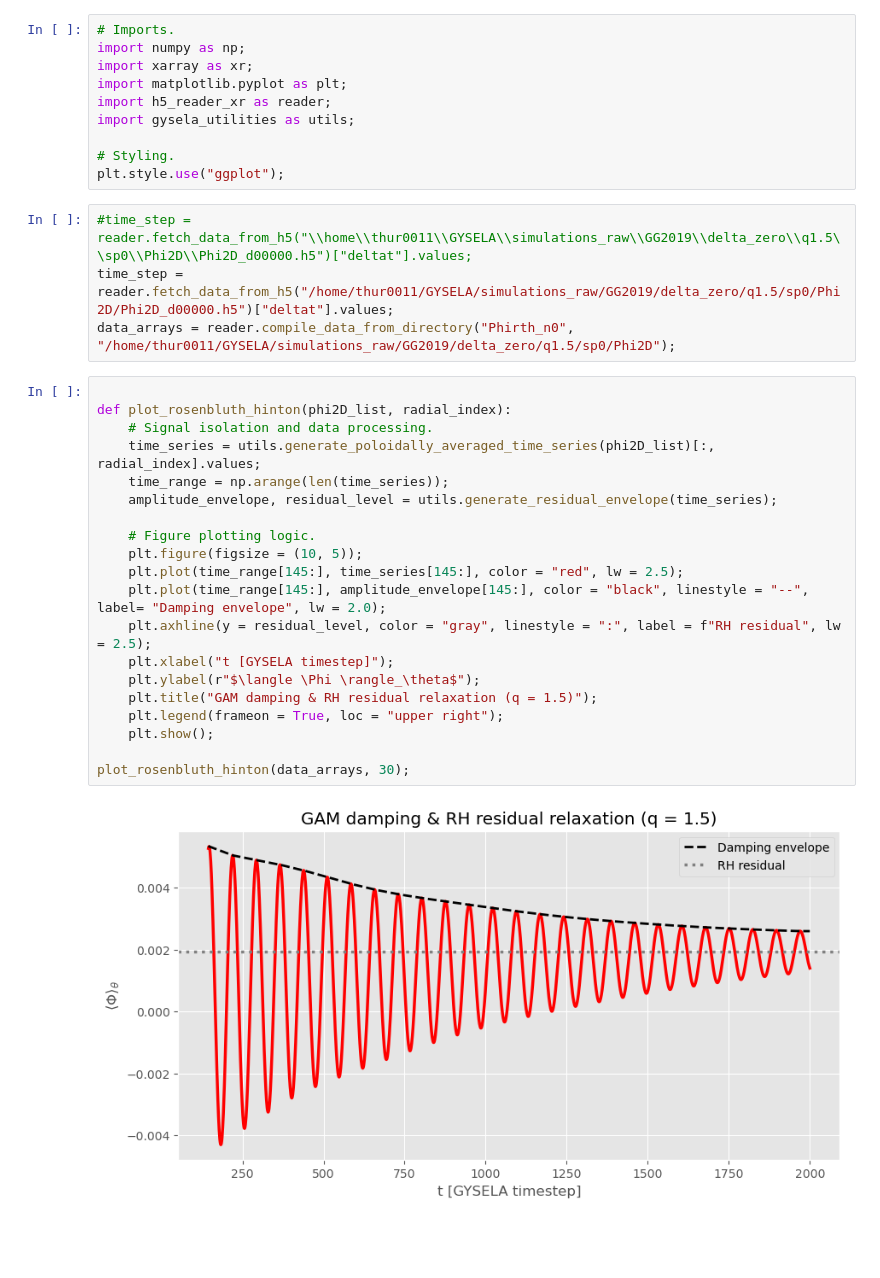
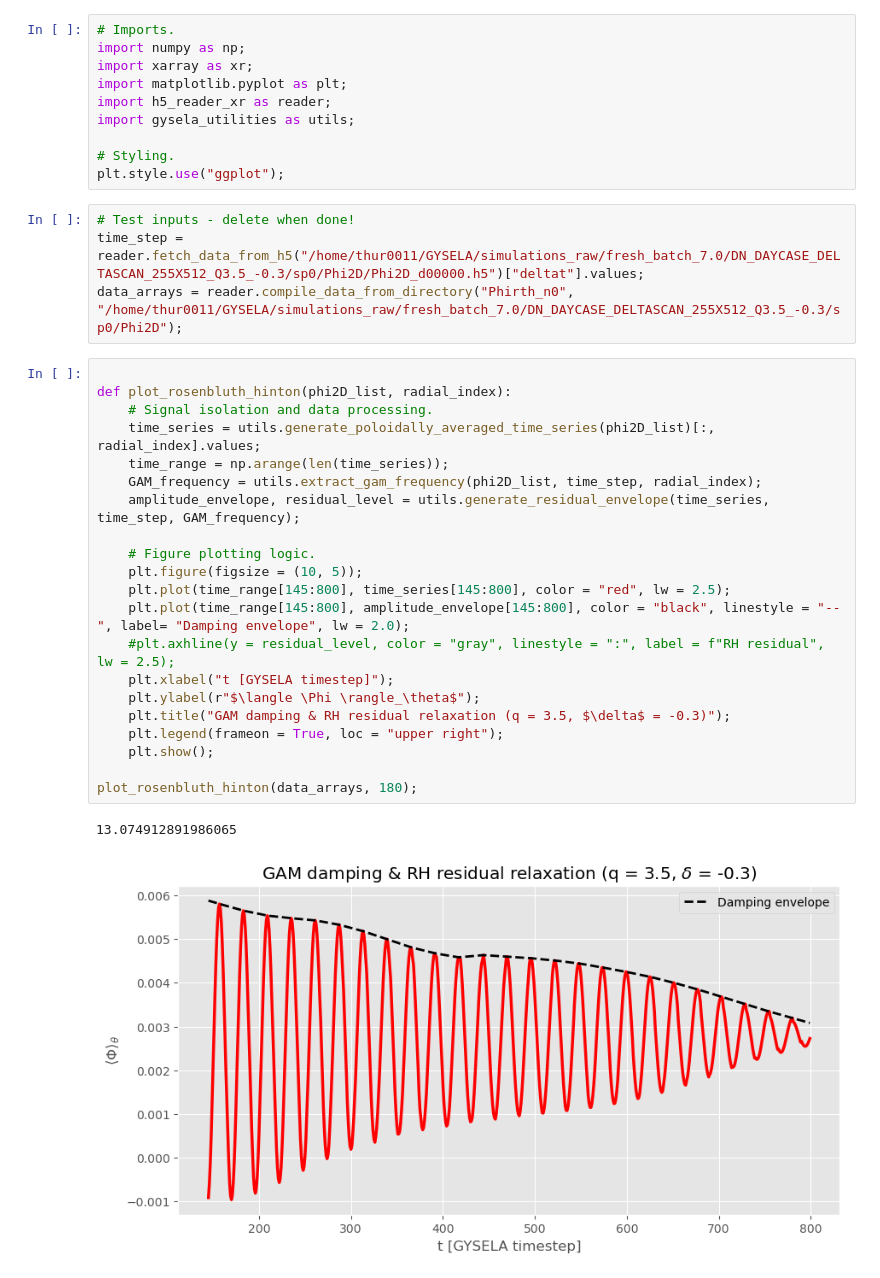
Before and after one commit to seferoni/GYSELA_utils, a Jupyter notebook: post-processing/scripts/exploratory_notebooks/rosenbluth_hinton_mn0.ipynb, the cells around one changed output. Cells and saved outputs as stored; diff of their text form; blank space fills up the shorter version.

```diff
--- a/post-processing/scripts/exploratory_notebooks/rosenbluth_hinton_mn0.ipynb
+++ b/post-processing/scripts/exploratory_notebooks/rosenbluth_hinton_mn0.ipynb
@@ -9,28 +9,30 @@ import gysela_utilities as utils;
 # Styling.
 plt.style.use("ggplot");
 # %%
-#time_step = reader.fetch_data_from_h5("\\home\\thur0011\\GYSELA\\simulations_raw\\GG2019\\delta_zero\\q1.5\\sp0\\Phi2D\\Phi2D_d00000.h5")["deltat"].values;
-time_step = reader.fetch_data_from_h5("/home/thur0011/GYSELA/simulations_raw/GG2019/delta_zero/q1.5/sp0/Phi2D/Phi2D_d00000.h5")["deltat"].values;
-data_arrays = reader.compile_data_from_directory("Phirth_n0", "/home/thur0011/GYSELA/simulations_raw/GG2019/delta_zero/q1.5/sp0/Phi2D");
+# Test inputs - delete when done!
+time_step = reader.fetch_data_from_h5("/home/thur0011/GYSELA/simulations_raw/fresh_batch_7.0/DN_DAYCASE_DELTASCAN_255X512_Q3.5_-0.3/sp0/Phi2D/Phi2D_d00000.h5")["deltat"].values;
+data_arrays = reader.compile_data_from_directory("Phirth_n0", "/home/thur0011/GYSELA/simulations_raw/fresh_batch_7.0/DN_DAYCASE_DELTASCAN_255X512_Q3.5_-0.3/sp0/Phi2D");
 # %%
 
 def plot_rosenbluth_hinton(phi2D_list, radial_index):
 	# Signal isolation and data processing.
 	time_series = utils.generate_poloidally_averaged_time_series(phi2D_list)[:, radial_index].values;
 	time_range = np.arange(len(time_series));
-	amplitude_envelope, residual_level = utils.generate_residual_envelope(time_series);
+	GAM_frequency = utils.extract_gam_frequency(phi2D_list, time_step, radial_index);
+	amplitude_envelope, residual_level = utils.generate_residual_envelope(time_series, time_step, GAM_frequency);
 
 	# Figure plotting logic.
 	plt.figure(figsize = (10, 5));
-	plt.plot(time_range[145:], time_series[145:], color = "red", lw = 2.5);
-	plt.plot(time_range[145:], amplitude_envelope[145:], color = "black", linestyle = "--", label= "Damping envelope", lw = 2.0);
-	plt.axhline(y = residual_level, color = "gray", linestyle = ":", label = f"RH residual", lw = 2.5);
+	plt.plot(time_range[145:800], time_series[145:800], color = "red", lw = 2.5);
+	plt.plot(time_range[145:800], amplitude_envelope[145:800], color = "black", linestyle = "--", label= "Damping envelope", lw = 2.0);
+	#plt.axhline(y = residual_level, color = "gray", linestyle = ":", label = f"RH residual", lw = 2.5);
 	plt.xlabel("t [GYSELA timestep]");
 	plt.ylabel(r"$\langle \Phi \rangle_\theta$");
-	plt.title("GAM damping & RH residual relaxation (q = 1.5)");
+	plt.title("GAM damping & RH residual relaxation (q = 3.5, $\delta$ = -0.3)");
 	plt.legend(frameon = True, loc = "upper right");
 	plt.show();
 
-plot_rosenbluth_hinton(data_arrays, 30);
+plot_rosenbluth_hinton(data_arrays, 180);
 # %% [output]
+13.074912891986065
-[figure, old version]
+[figure, new version]
```
Also changed, not shown: 1 other file.
